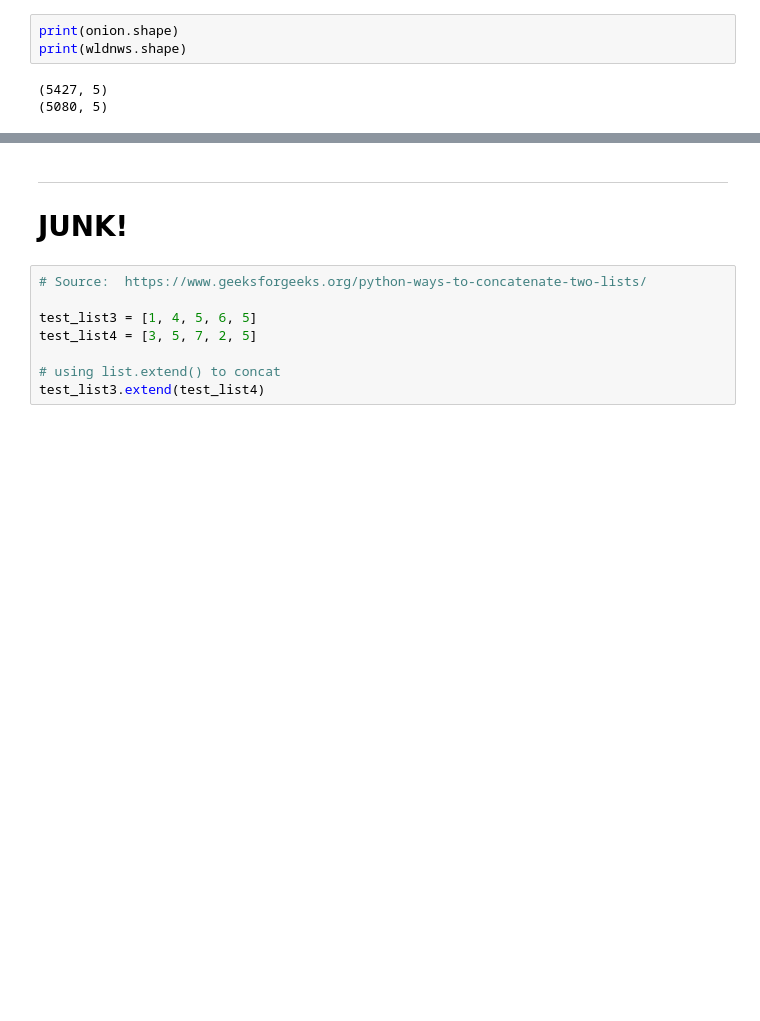
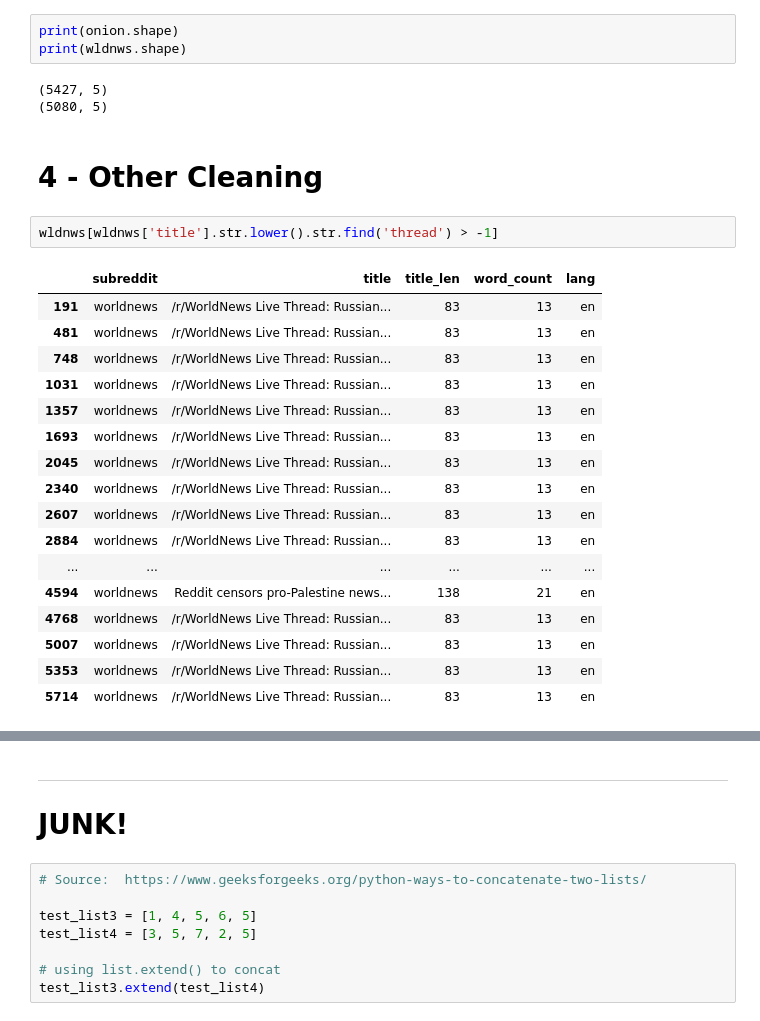
Before and after one commit to drossDS/Humor_Identification_with_NLP, a Jupyter notebook: code/2-Data_Cleaning.ipynb, the cells around one changed output, grey strips where cells are left out. Cells and saved outputs as stored; diff of their text form; blank space fills up the shorter version.

```diff
--- a/code/2-Data_Cleaning.ipynb
+++ b/code/2-Data_Cleaning.ipynb
@@ -904,3 +904,25 @@ print(wldnws.shape)
 # %% [output]
 (5427, 5)
 (5080, 5)
+# %% [markdown]
+# 4 - Other Cleaning
+# %%
+wldnws[wldnws['title'].str.lower().str.find('thread') > -1]
+# %% [output]
+|  | subreddit | title | title_len | word_count | lang |
+| 191 | worldnews | /r/WorldNews Live Thread: Russian... | 83 | 13 | en |
+| 481 | worldnews | /r/WorldNews Live Thread: Russian... | 83 | 13 | en |
+| 748 | worldnews | /r/WorldNews Live Thread: Russian... | 83 | 13 | en |
+| 1031 | worldnews | /r/WorldNews Live Thread: Russian... | 83 | 13 | en |
+| 1357 | worldnews | /r/WorldNews Live Thread: Russian... | 83 | 13 | en |
+| 1693 | worldnews | /r/WorldNews Live Thread: Russian... | 83 | 13 | en |
+| 2045 | worldnews | /r/WorldNews Live Thread: Russian... | 83 | 13 | en |
+| 2340 | worldnews | /r/WorldNews Live Thread: Russian... | 83 | 13 | en |
+| 2607 | worldnews | /r/WorldNews Live Thread: Russian... | 83 | 13 | en |
+| 2884 | worldnews | /r/WorldNews Live Thread: Russian... | 83 | 13 | en |
+| ... | ... | ... | ... | ... | ... |
+| 4594 | worldnews | Reddit censors pro-Palestine news... | 138 | 21 | en |
+| 4768 | worldnews | /r/WorldNews Live Thread: Russian... | 83 | 13 | en |
+| 5007 | worldnews | /r/WorldNews Live Thread: Russian... | 83 | 13 | en |
+| 5353 | worldnews | /r/WorldNews Live Thread: Russian... | 83 | 13 | en |
+| 5714 | worldnews | /r/WorldNews Live Thread: Russian... | 83 | 13 | en |
```
Also changed, not shown: parts of 1 cell of this notebook.
